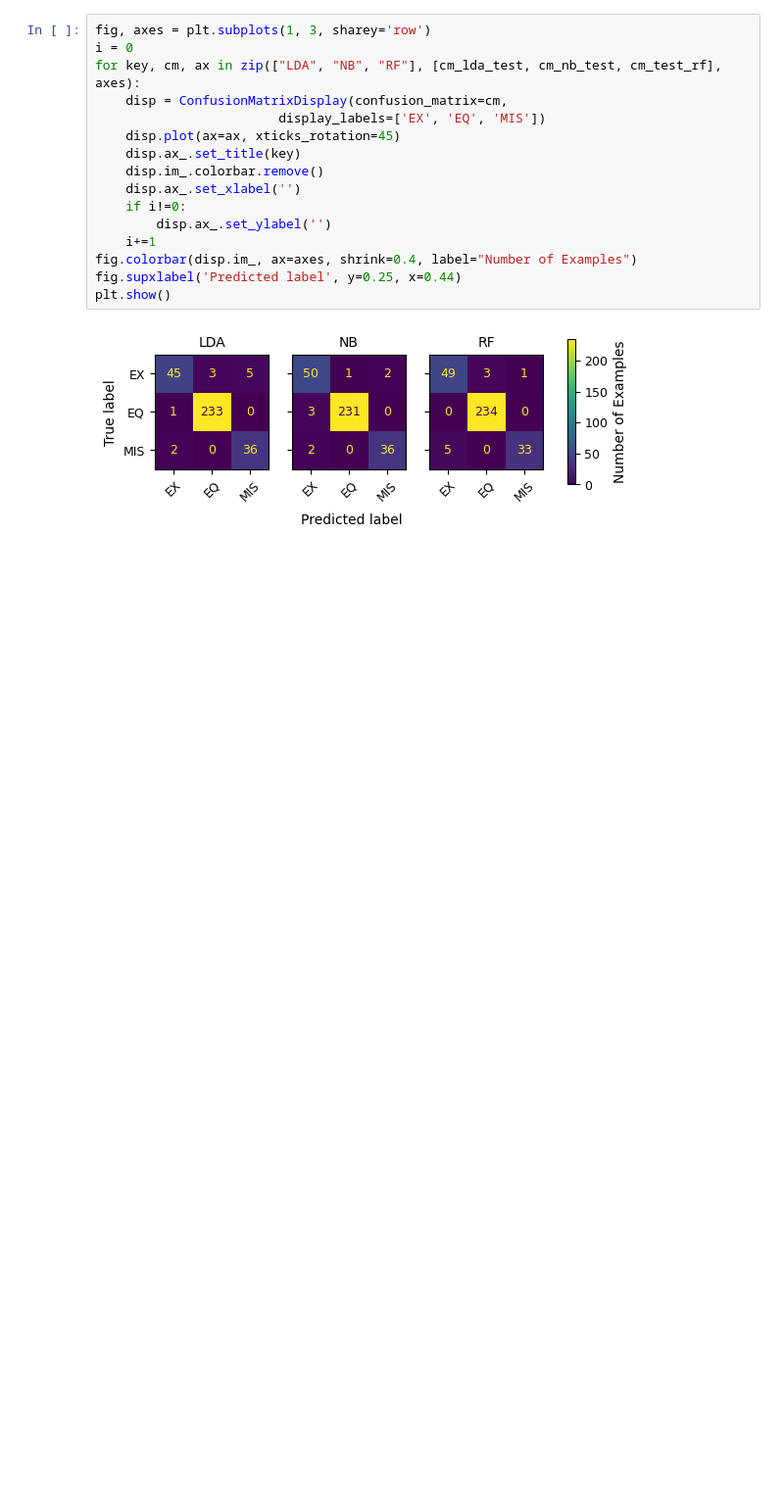
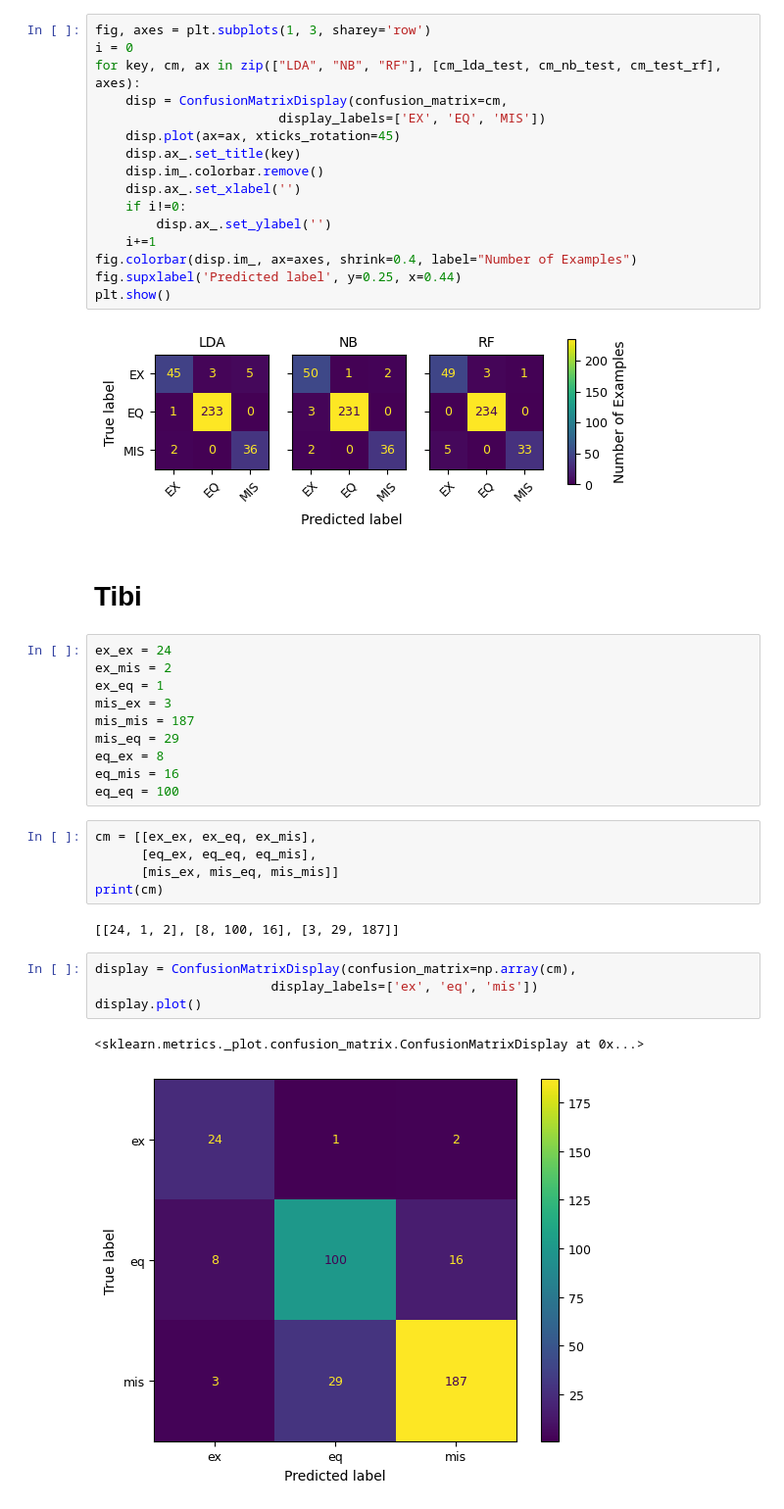
Before and after one commit to armstrong06/UT_event_classifier, a Jupyter notebook: notebooks/NBAndLDASelectedFeatures.ipynb, the cells around one changed output. Shown at 98% size. Drawn from its saved outputs; the diff is of its cells as text; blank space fills up the shorter version.

Commit message:
update plot

```diff
--- a/notebooks/NBAndLDASelectedFeatures.ipynb
+++ b/notebooks/NBAndLDASelectedFeatures.ipynb
@@ -471,3 +473,29 @@ fig.supxlabel('Predicted label', y=0.25, x=0.44)
 plt.show()
 # %% [output]
 [figure]
+# %% [markdown]
+# Tibi
+# %%
+ex_ex = 24
+ex_mis = 2
+ex_eq = 1
+mis_ex = 3
+mis_mis = 187
+mis_eq = 29
+eq_ex = 8
+eq_mis = 16
+eq_eq = 100
+# %%
+cm = [[ex_ex, ex_eq, ex_mis],
+      [eq_ex, eq_eq, eq_mis],
+      [mis_ex, mis_eq, mis_mis]]
+print(cm)
+# %% [output]
+[[24, 1, 2], [8, 100, 16], [3, 29, 187]]
+# %%
+display = ConfusionMatrixDisplay(confusion_matrix=np.array(cm),
+                       display_labels=['ex', 'eq', 'mis'])
+display.plot()
+# %% [output]
+<sklearn.metrics._plot.confusion_matrix.ConfusionMatrixDisplay at 0x...>
+[figure, added]
```
Also changed, not shown: parts of 14 cells of this notebook, 1 other file.
